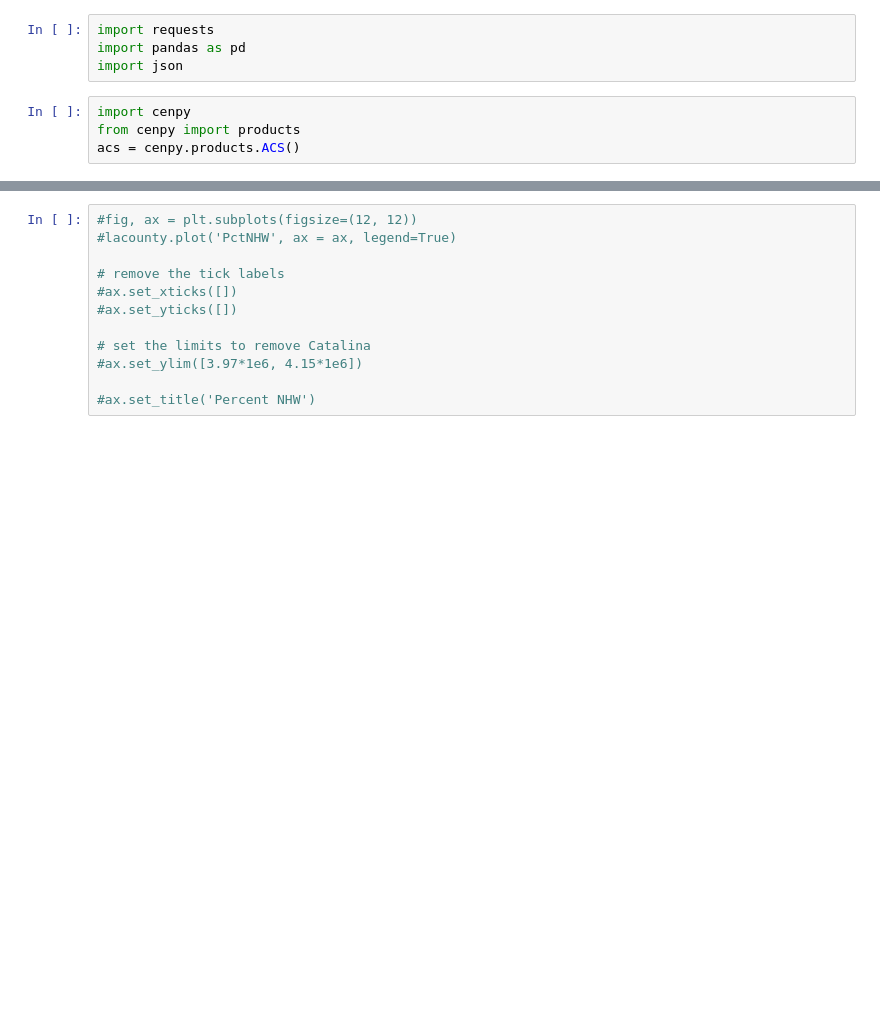
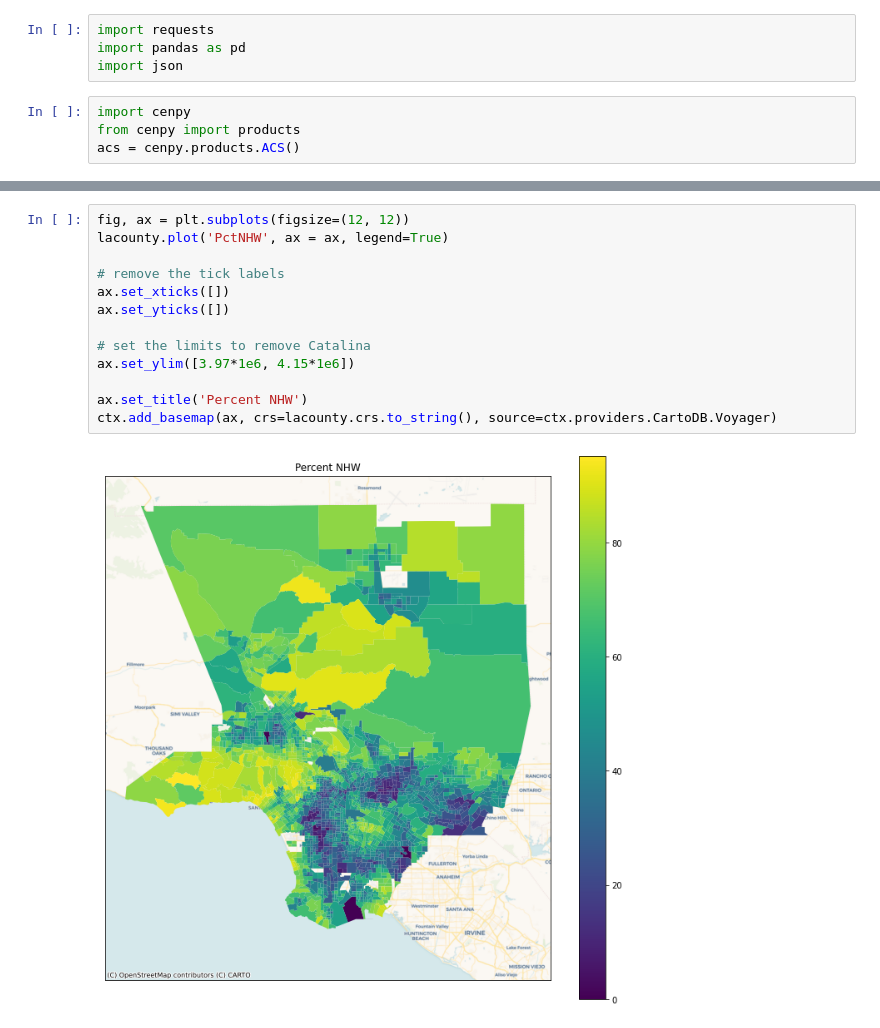
Before and after one commit to STReichert/Housing_Modeling, a Jupyter notebook: Census data.ipynb, the cells around one changed output, grey strips where cells are left out. Drawn from its saved outputs; the diff is of its cells as text; blank space fills up the shorter version.

```diff
--- a/Census data.ipynb
+++ b/Census data.ipynb
@@ -55,12 +60,15 @@ lacounty.head()
 # %%
-#fig, ax = plt.subplots(figsize=(12, 12))
-#lacounty.plot('PctNHW', ax = ax, legend=True)
+fig, ax = plt.subplots(figsize=(12, 12))
+lacounty.plot('PctNHW', ax = ax, legend=True)
 
 # remove the tick labels
-#ax.set_xticks([])
-#ax.set_yticks([])
+ax.set_xticks([])
+ax.set_yticks([])
 
 # set the limits to remove Catalina
-#ax.set_ylim([3.97*1e6, 4.15*1e6])
+ax.set_ylim([3.97*1e6, 4.15*1e6])
 
-#ax.set_title('Percent NHW')
+ax.set_title('Percent NHW')
+ctx.add_basemap(ax, crs=lacounty.crs.to_string(), source=ctx.providers.CartoDB.Voyager)
+# %% [output]
+[figure, added]
```
Also changed, not shown: parts of 1 cell of this notebook.
